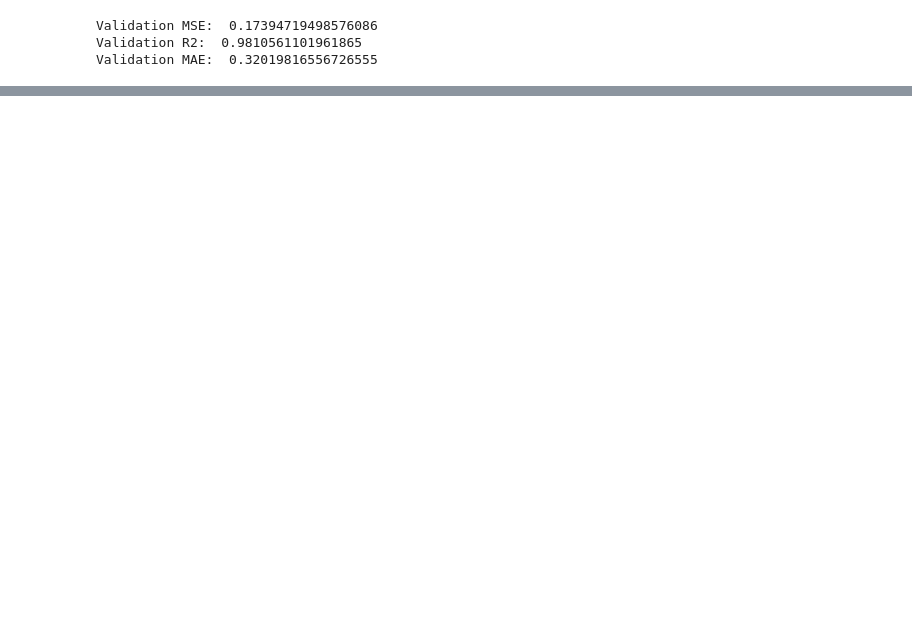
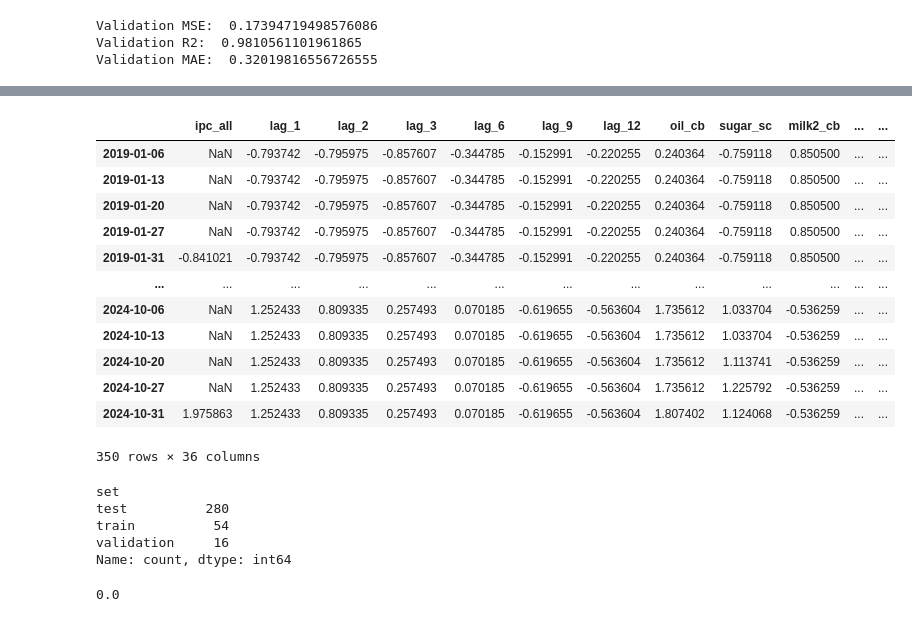
Before and after one commit to osmarbolivar/High-Freq-Inflation-Forecast-2SML, a Jupyter notebook: F3_Forecast.ipynb, the cells around one changed output, grey strips where cells are left out. Saved outputs shown, nothing was run; the diff lists cells and outputs as text; code cells hidden in the pictures; blank space fills up the shorter version.

```diff
--- a/F3_Forecast.ipynb
+++ b/F3_Forecast.ipynb
@@ -898,0 +958,31 @@ tab_comparison
+# %%
+week_midas = pd.concat([month_midas, week_4], axis=0).sort_index(ascending=True)
+week_midas.index = pd.to_datetime(week_midas.index)
+week_midas = week_midas.loc[week_midas.index >= '2019-01-01']
+week_midas
+# %% [output]
+|  | ipc_all | lag_1 | lag_2 | lag_3 | lag_6 | lag_9 | lag_12 | oil_cb | sugar_sc | milk2_cb | ... | ... |
+| 2019-01-06 | NaN | -0.793742 | -0.795975 | -0.857607 | -0.344785 | -0.152991 | -0.220255 | 0.240364 | -0.759118 | 0.850500 | ... | ... |
+| 2019-01-13 | NaN | -0.793742 | -0.795975 | -0.857607 | -0.344785 | -0.152991 | -0.220255 | 0.240364 | -0.759118 | 0.850500 | ... | ... |
+| 2019-01-20 | NaN | -0.793742 | -0.795975 | -0.857607 | -0.344785 | -0.152991 | -0.220255 | 0.240364 | -0.759118 | 0.850500 | ... | ... |
+| 2019-01-27 | NaN | -0.793742 | -0.795975 | -0.857607 | -0.344785 | -0.152991 | -0.220255 | 0.240364 | -0.759118 | 0.850500 | ... | ... |
+| 2019-01-31 | -0.841021 | -0.793742 | -0.795975 | -0.857607 | -0.344785 | -0.152991 | -0.220255 | 0.240364 | -0.759118 | 0.850500 | ... | ... |
+| ... | ... | ... | ... | ... | ... | ... | ... | ... | ... | ... | ... | ... |
+| 2024-10-06 | NaN | 1.252433 | 0.809335 | 0.257493 | 0.070185 | -0.619655 | -0.563604 | 1.735612 | 1.033704 | -0.536259 | ... | ... |
+| 2024-10-13 | NaN | 1.252433 | 0.809335 | 0.257493 | 0.070185 | -0.619655 | -0.563604 | 1.735612 | 1.033704 | -0.536259 | ... | ... |
+| 2024-10-20 | NaN | 1.252433 | 0.809335 | 0.257493 | 0.070185 | -0.619655 | -0.563604 | 1.735612 | 1.113741 | -0.536259 | ... | ... |
+| 2024-10-27 | NaN | 1.252433 | 0.809335 | 0.257493 | 0.070185 | -0.619655 | -0.563604 | 1.735612 | 1.225792 | -0.536259 | ... | ... |
+| 2024-10-31 | 1.975863 | 1.252433 | 0.809335 | 0.257493 | 0.070185 | -0.619655 | -0.563604 | 1.807402 | 1.124068 | -0.536259 | ... | ... |
+350 rows × 36 columns
+# %%
+week_midas.value_counts('set')
+# %% [output]
+set
+test          280
+train          54
+validation     16
+Name: count, dtype: int64
+# %%
+(280/4) - (54+16)
+# %% [output]
+0.0
```
Also changed, not shown: parts of 7 cells of this notebook, 5 other files.
